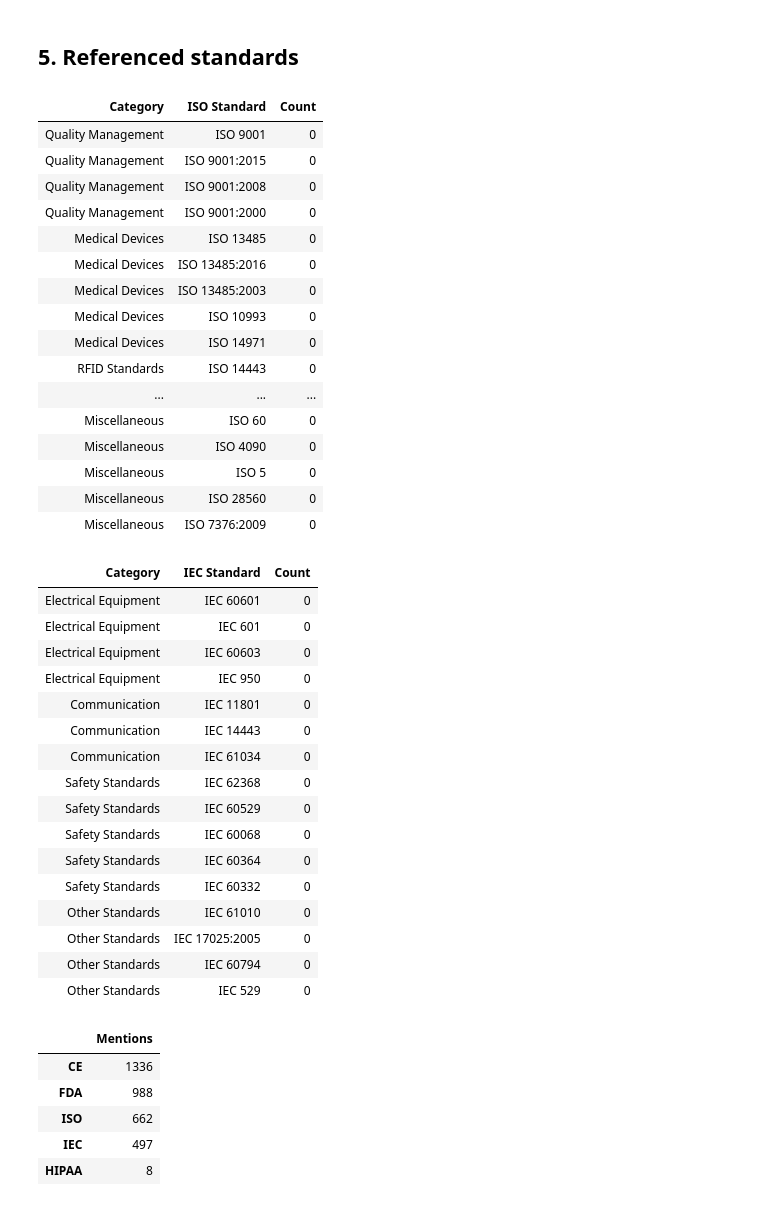
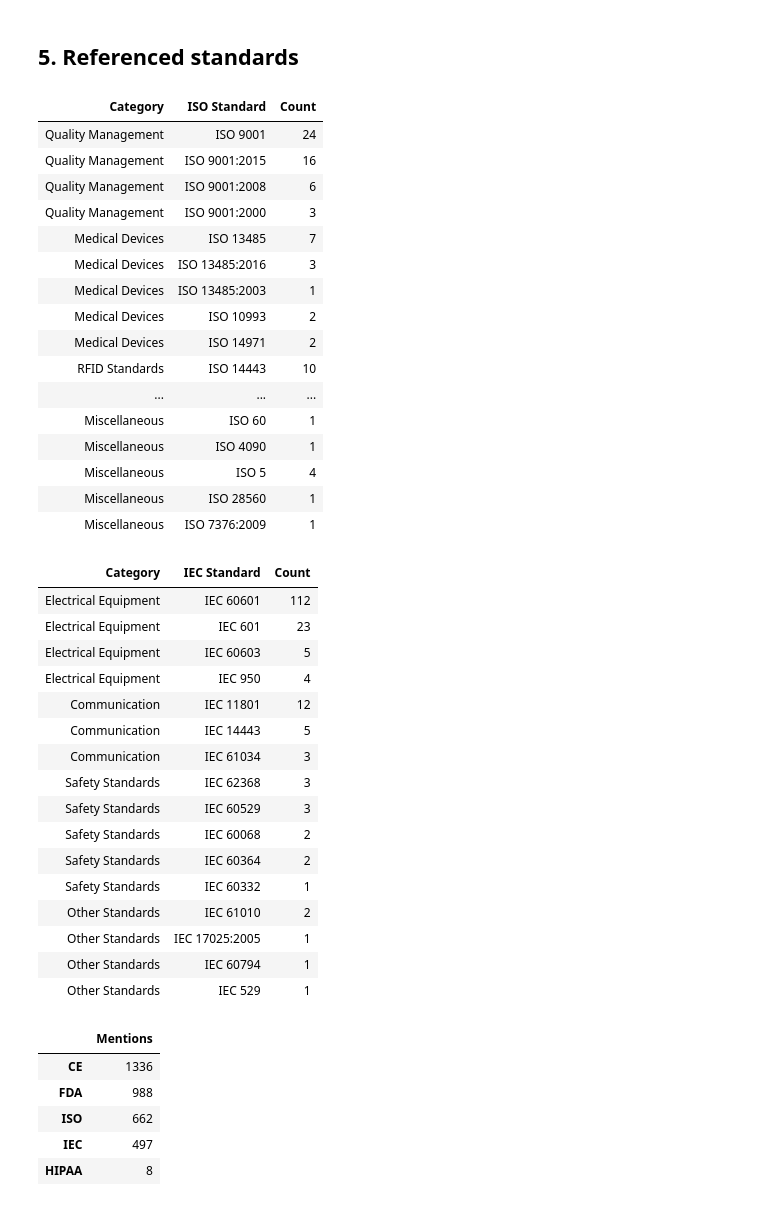
Before and after one commit to mrcodeScholar/Cybersecurity-of-Health-care-devices, a Jupyter notebook: Final Tender Code/Step Distribution/Step-5 Analysis/Step 5.4 Analysis/Results.ipynb, the cells around one changed output. Drawn from its saved outputs; the diff is of its cells as text; code cells hidden in the pictures.

```diff
--- a/Final Tender Code/Step Distribution/Step-5 Analysis/Step 5.4 Analysis/Results.ipynb
+++ b/Final Tender Code/Step Distribution/Step-5 Analysis/Step 5.4 Analysis/Results.ipynb
@@ -225,64 +223,65 @@ pd.Series({"Technical specification": tech_coherence, "Security sentences": sec_
 # %% [markdown]
 ## 5. Referenced standards
 # %%
-std = Counter(m for t in raw["content"] for m in re.findall(r"\b(ISO|IEC)(?:\s*/\s*(?:ISO|IEC))?[\s\-]*(\d+)(?::\d+)?", t))
+std = Counter(f"{b} {n}" for t in raw["content"].fillna("")
+              for b, n in re.findall(r"\b(?:(?:ISO|IEC)\s*[/.]\s*)?(ISO|IEC)\s(\d+(?::\d+)?)", t))
 
 # only the category grouping
 iso_groups = {
     "Quality Management": ["ISO 9001", "ISO 9001:2015", "ISO 9001:2008", "ISO 9001:2000"],
     "Medical Devices": ["ISO 13485", "ISO 13485:2016", "ISO 13485:2003", "ISO 10993", "ISO 14971"],
     "RFID Standards": ["ISO 14443", "ISO 15693", "ISO 18000:3"],
-    "Information Security": ["ISO 27001",'ISO 27002'],
+    "Information Security": ["ISO 27001", "ISO 27002"],
     "Miscellaneous": ["ISO 4628", "ISO 7153", "ISO 60", "ISO 4090", "ISO 5", "ISO 28560", "ISO 7376:2009"]}
 iec_groups = {
     "Electrical Equipment": ["IEC 60601", "IEC 601", "IEC 60603", "IEC 950"],
     "Communication": ["IEC 11801", "IEC 14443", "IEC 61034"],
     "Safety Standards": ["IEC 62368", "IEC 60529", "IEC 60068", "IEC 60364", "IEC 60332"],
     "Other Standards": ["IEC 61010", "IEC 17025:2005", "IEC 60794", "IEC 529"]}
 
 def std_table(groups, kind):
     return pd.DataFrame([(c, s, std[s]) for c, ss in groups.items() for s in ss],
                         columns=["Category", f"{kind} Standard", "Count"]).style.hide(axis="index")
 
 std_table(iso_groups, "ISO")
 # %% [output]
 | Category | ISO Standard | Count |
-| Quality Management | ISO 9001 | 0 |
-| Quality Management | ISO 9001:2015 | 0 |
-| Quality Management | ISO 9001:2008 | 0 |
-| Quality Management | ISO 9001:2000 | 0 |
-| Medical Devices | ISO 13485 | 0 |
-| Medical Devices | ISO 13485:2016 | 0 |
-| Medical Devices | ISO 13485:2003 | 0 |
-| Medical Devices | ISO 10993 | 0 |
-| Medical Devices | ISO 14971 | 0 |
-| RFID Standards | ISO 14443 | 0 |
+| Quality Management | ISO 9001 | 24 |
+| Quality Management | ISO 9001:2015 | 16 |
+| Quality Management | ISO 9001:2008 | 6 |
+| Quality Management | ISO 9001:2000 | 3 |
+| Medical Devices | ISO 13485 | 7 |
+| Medical Devices | ISO 13485:2016 | 3 |
+| Medical Devices | ISO 13485:2003 | 1 |
+| Medical Devices | ISO 10993 | 2 |
+| Medical Devices | ISO 14971 | 2 |
+| RFID Standards | ISO 14443 | 10 |
 | ... | ... | ... |
-| Miscellaneous | ISO 60 | 0 |
-| Miscellaneous | ISO 4090 | 0 |
-| Miscellaneous | ISO 5 | 0 |
-| Miscellaneous | ISO 28560 | 0 |
-| Miscellaneous | ISO 7376:2009 | 0 |
+| Miscellaneous | ISO 60 | 1 |
+| Miscellaneous | ISO 4090 | 1 |
+| Miscellaneous | ISO 5 | 4 |
+| Miscellaneous | ISO 28560 | 1 |
+| Miscellaneous | ISO 7376:2009 | 1 |
 # %%
 std_table(iec_groups, "IEC")
 # %% [output]
 | Category | IEC Standard | Count |
-| Electrical Equipment | IEC 60601 | 0 |
-| Electrical Equipment | IEC 601 | 0 |
-| Electrical Equipment | IEC 60603 | 0 |
-| Electrical Equipment | IEC 950 | 0 |
-| Communication | IEC 11801 | 0 |
-| Communication | IEC 14443 | 0 |
-| Communication | IEC 61034 | 0 |
-| Safety Standards | IEC 62368 | 0 |
-| Safety Standards | IEC 60529 | 0 |
-| Safety Standards | IEC 60068 | 0 |
-| Safety Standards | IEC 60364 | 0 |
-| Safety Standards | IEC 60332 | 0 |
-| Other Standards | IEC 61010 | 0 |
-| Other Standards | IEC 17025:2005 | 0 |
-| Other Standards | IEC 60794 | 0 |
-| Other Standards | IEC 529 | 0 |
+| Electrical Equipment | IEC 60601 | 112 |
+| Electrical Equipment | IEC 601 | 23 |
+| Electrical Equipment | IEC 60603 | 5 |
+| Electrical Equipment | IEC 950 | 4 |
+| Communication | IEC 11801 | 12 |
+| Communication | IEC 14443 | 5 |
+| Communication | IEC 61034 | 3 |
+| Safety Standards | IEC 62368 | 3 |
+| Safety Standards | IEC 60529 | 3 |
+| Safety Standards | IEC 60068 | 2 |
+| Safety Standards | IEC 60364 | 2 |
+| Safety Standards | IEC 60332 | 1 |
+| Other Standards | IEC 61010 | 2 |
+| Other Standards | IEC 17025:2005 | 1 |
+| Other Standards | IEC 60794 | 1 |
+| Other Standards | IEC 529 | 1 |
 # %%
 pd.Series({a: int(raw["content"].str.findall(rf"\b{a}\b").str.len().sum()) for a in ["CE", "FDA", "ISO", "IEC", "HIPAA"]},
           name="Mentions").to_frame()
```
Also changed, not shown: parts of 1 cell of this notebook.
